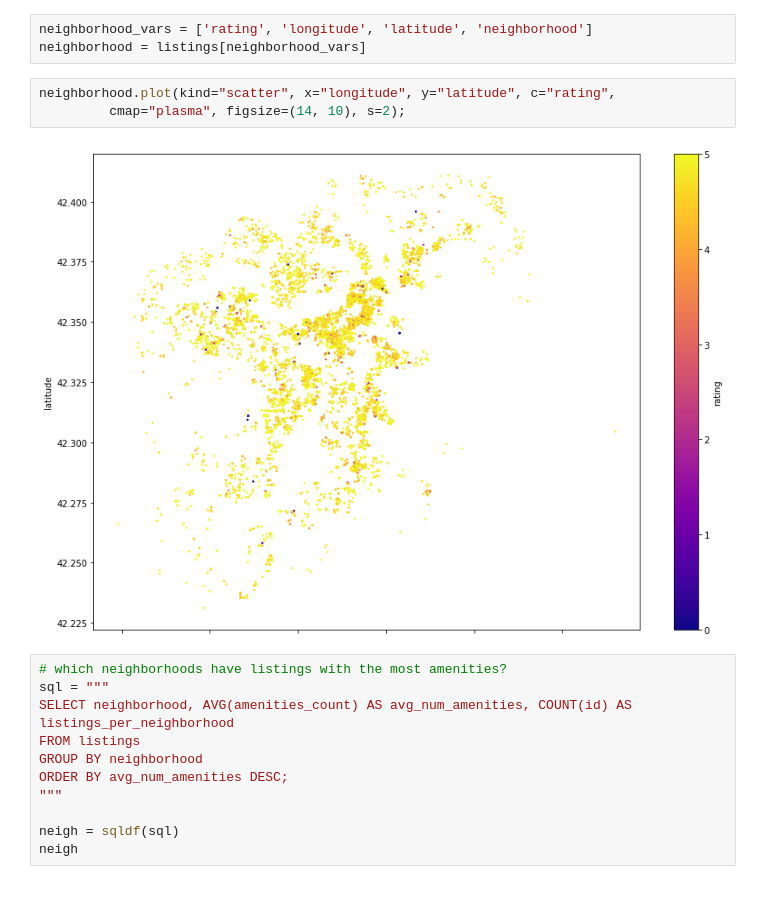
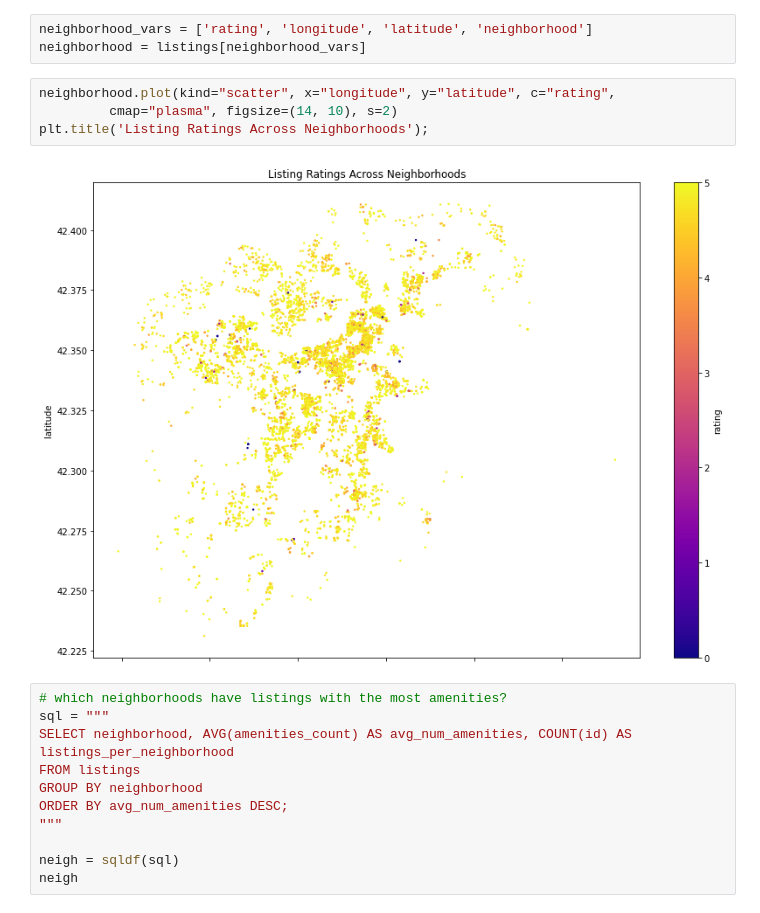
Before and after one commit to pemurp19/Airbnb-Listings, a Jupyter notebook: code/listings_eda.ipynb, the cells around one changed output. Cells and saved outputs as stored; diff of their text form.

```diff
--- a/code/listings_eda.ipynb
+++ b/code/listings_eda.ipynb
@@ -826,9 +839,10 @@ neighborhood_vars = ['rating', 'longitude', 'latitude', 'neighborhood']
 neighborhood = listings[neighborhood_vars]
 # %%
 neighborhood.plot(kind="scatter", x="longitude", y="latitude", c="rating",
-         cmap="plasma", figsize=(14, 10), s=2);
+         cmap="plasma", figsize=(14, 10), s=2)
+plt.title('Listing Ratings Across Neighborhoods');
 # %% [output]
-[figure, old version]
+[figure, new version]
 # %%
 # which neighborhoods have listings with the most amenities?
 sql = """
```
Also changed, not shown: parts of 42 cells of this notebook.
